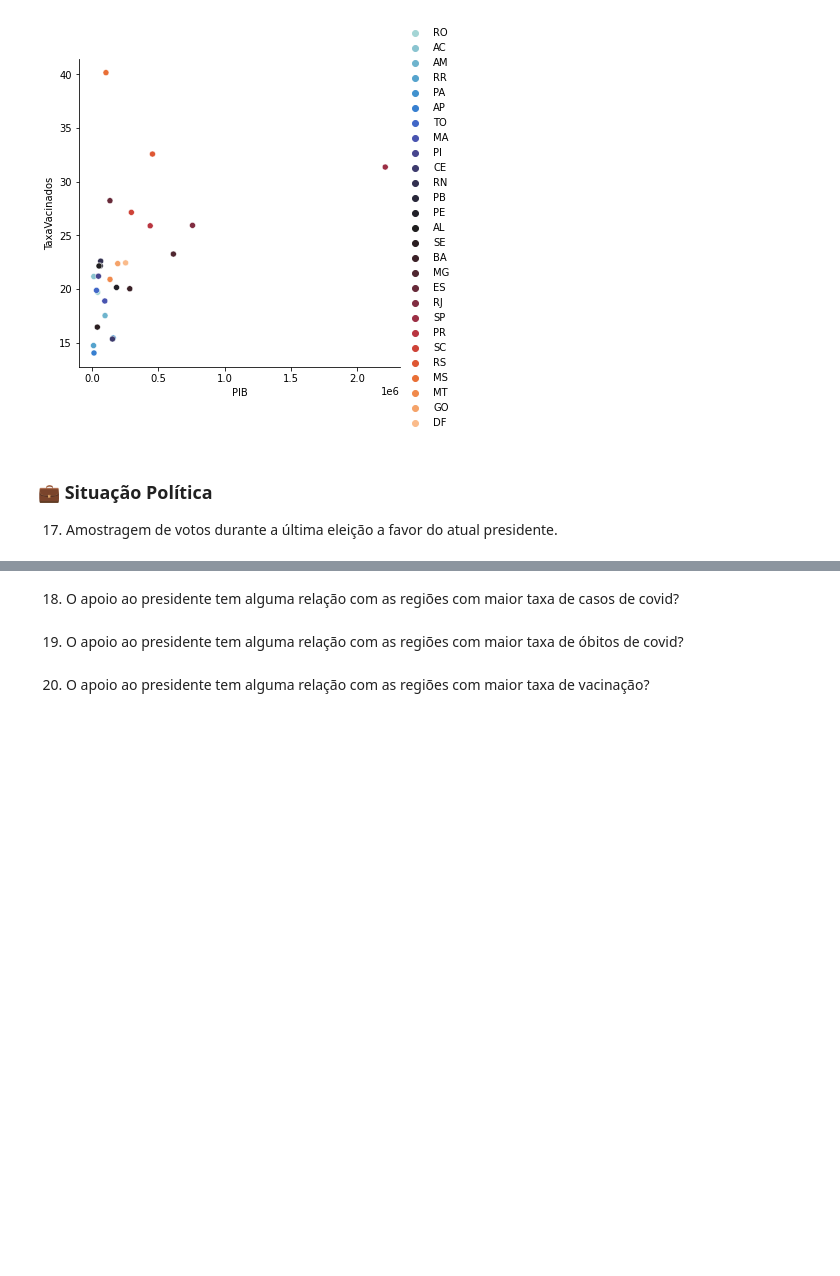
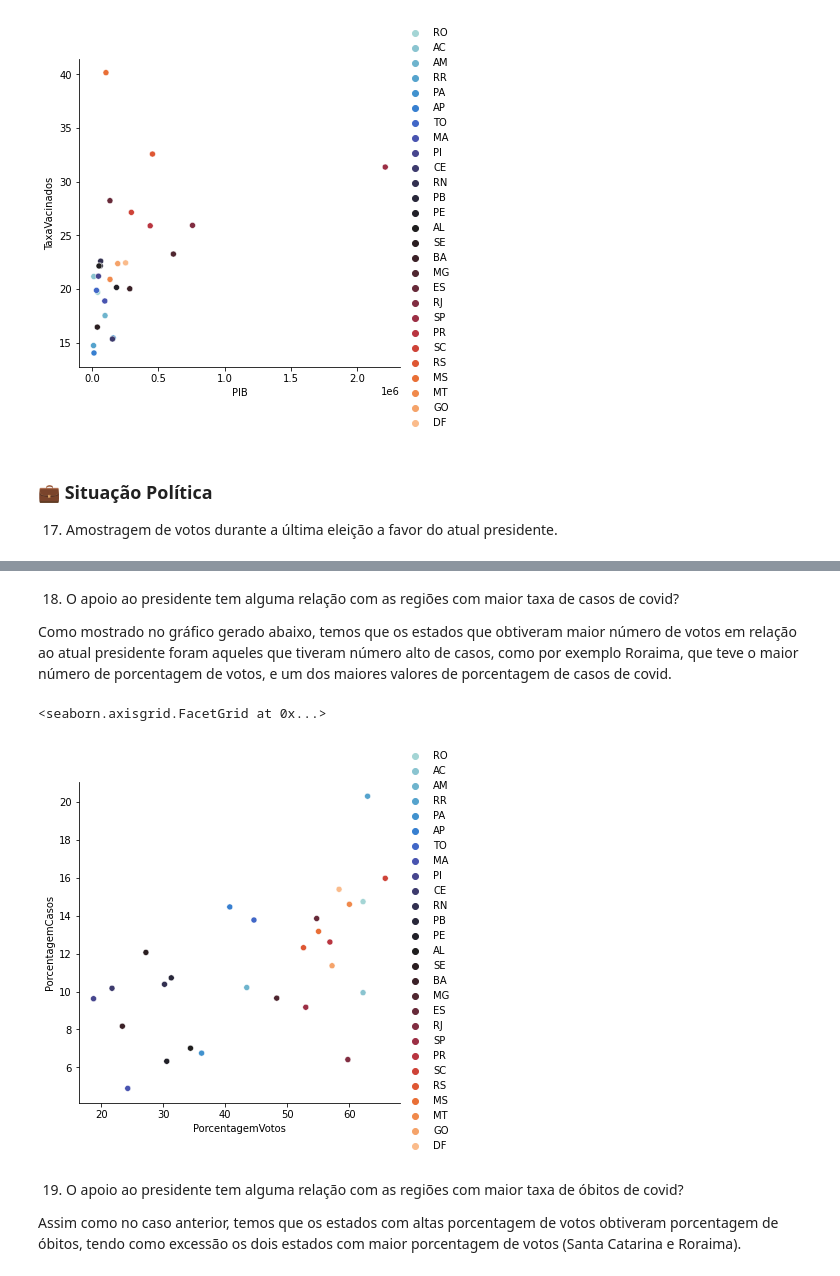
Before and after one commit to stardotwav/BrasilEmDados, a Jupyter notebook: AnaliseExtracaoConhecimento.ipynb, the cells around one changed output, grey strips where cells are left out. Cells and saved outputs as stored; diff of their text form; code cells hidden in the pictures; blank space fills up the shorter version.

Commit message:
📌 Inserindo Respostas das Questões em Relação ao Apoio ao Presidente na última Eleição

```diff
--- a/AnaliseExtracaoConhecimento.ipynb
+++ b/AnaliseExtracaoConhecimento.ipynb
@@ -302,3 +301,6 @@ sns.relplot(x=toPlot.PIB, y=toPlot.TaxaVacinados, hue=toPlot.index, palette="ice
 ### 💼 Situação Política
 
 17. Amostragem de votos durante a última eleição a favor do atual presidente.
+# %%
+dadosEleicao = dadosEleicaoPIB[['PorcentagemVotos']]
+dadosEleicao
@@ -305,7 +326,17 @@ sns.relplot(x=toPlot.PIB, y=toPlot.TaxaVacinados, hue=toPlot.index, palette="ice
+# %% [markdown]
+18. O apoio ao presidente tem alguma relação com as regiões com maior taxa de casos de covid?
+
+Como mostrado no gráfico gerado abaixo, temos que os estados que obtiveram maior número de votos em relação ao atual presidente foram aqueles que tiveram número alto de casos, como por exemplo Roraima, que teve o maior número de porcentagem de votos, e um dos maiores valores de porcentagem de casos de covid.
+# %%
+dfVotosCasos = dadosPorEstado.set_index('estado')
+dfVotosCasos = pd.concat([dfPIBCasos, dadosEleicao], axis=1,join='inner')
+toPlot = dfVotosCasos[['PorcentagemVotos','PorcentagemCasos']]
+
+sns.relplot(x=toPlot.PorcentagemVotos, y=toPlot.PorcentagemCasos, hue=toPlot.index, palette="icefire")
+# %% [output]
+<seaborn.axisgrid.FacetGrid at 0x...>
+[figure, added]
 # %% [markdown]
-18. O apoio ao presidente tem alguma relação com as regiões com maior taxa de casos de covid?
+19. O apoio ao presidente tem alguma relação com as regiões com maior taxa de óbitos de covid?
+
+Assim como no caso anterior, temos que os estados com altas porcentagem de votos obtiveram porcentagem de óbitos, tendo como excessão os dois estados com maior porcentagem de votos (Santa Catarina e Roraima).
-# %% [markdown]
-19. O apoio ao presidente tem alguma relação com as regiões com maior taxa de óbitos de covid?
-# %% [markdown]
-
-20. O apoio ao presidente tem alguma relação com as regiões com maior taxa de vacinação?
```
Also changed, not shown: parts of 5 cells of this notebook.
